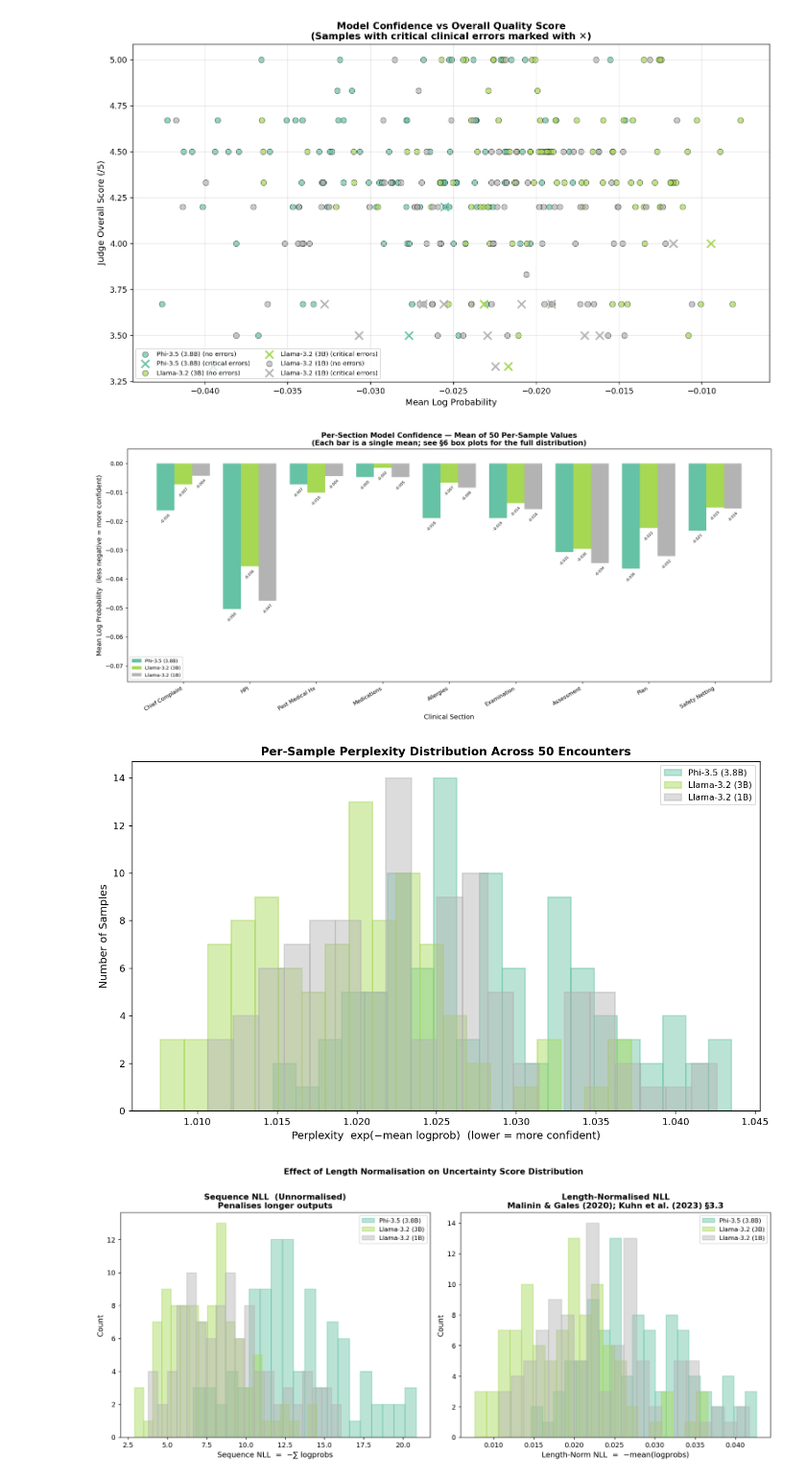
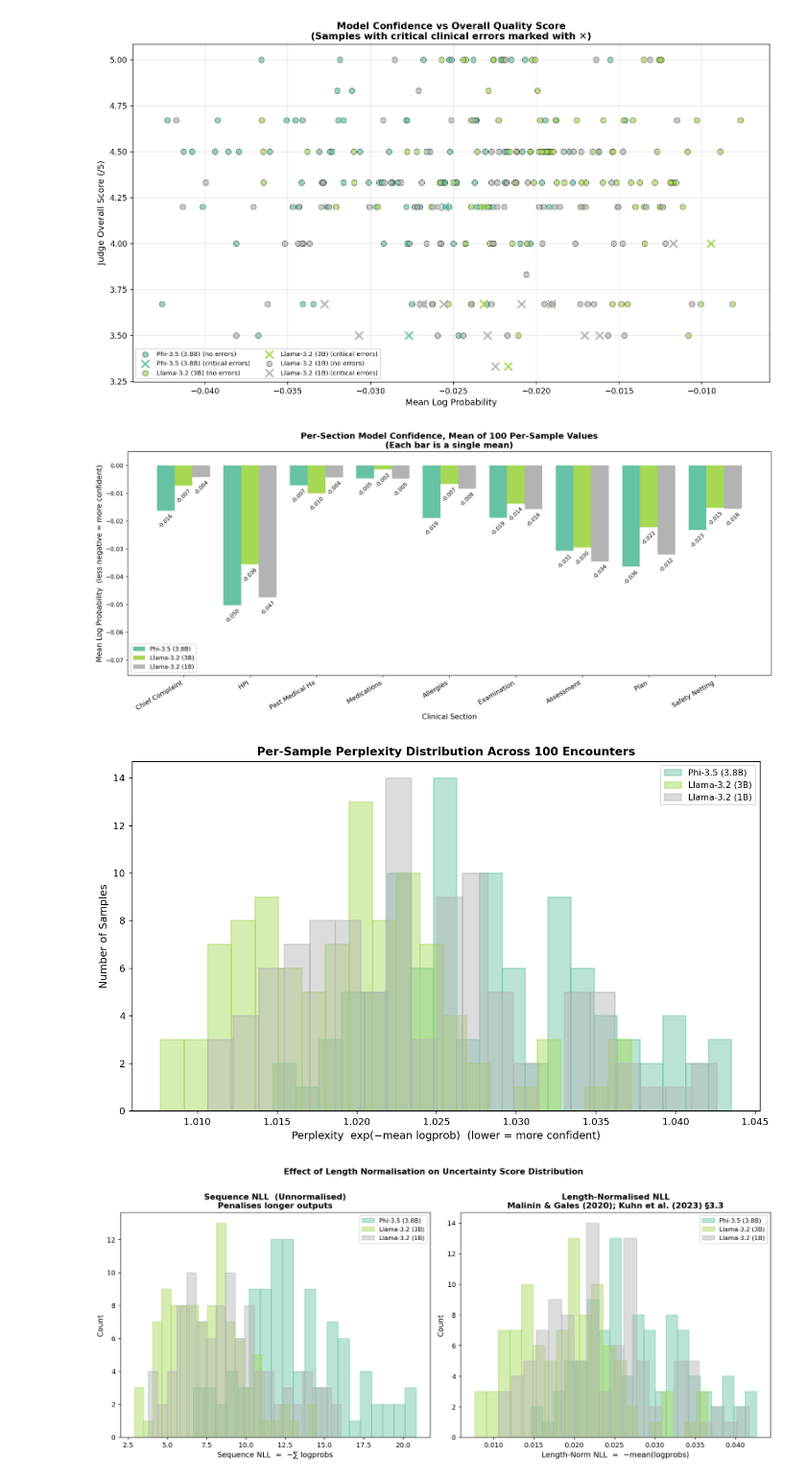
Before and after one commit to Alirezaprogramerrd99/Ambient_Scribing_with_Synthetic_Data_Generator, a Jupyter notebook: notebooks/logprobs_uq_analysis.ipynb, the cells around one changed output. Shown at 96% size. Saved outputs shown, nothing was run; the diff lists cells and outputs as text; code cells hidden in the pictures.

```diff
--- a/notebooks/logprobs_uq_analysis.ipynb
+++ b/notebooks/logprobs_uq_analysis.ipynb
@@ -43,7 +43,9 @@ plt.rcParams.update({
 })
 
 #  File paths
-BASE_DIR = Path("d:/ambient-scribe")
+
+# BASE_DIR = Path("d:/ambient-scribe")
+BASE_DIR = Path("D:/Projects/MSc/ambient_scribe_teacher")
 
 # Helper function to find the latest evaluation JSON in a given subdirectory
 def latest_eval(subdir: str) -> Path:
@@ -63,17 +65,15 @@ FOLDER_NAMES = ["final_eval_phi_main", "final_eval_llama3b_main", "final_eval_ll
 EVAL_JSON_PATHS = [latest_eval(folder) for folder in FOLDER_NAMES]
 
 
-LABELS      = ["Phi-3.5 (3.8B)", "Llama-3.2 (3B)", "Llama-3.2 (1B)"]
-CONFIGS     = ["ft_rag", "ft_only"]
+LABELS  = ["Phi-3.5 (3.8B)", "Llama-3.2 (3B)", "Llama-3.2 (1B)"]
+CONFIGS = ["ft_rag", "ft_only"]
 
 CONFIG_NAME = CONFIGS[0]  # choose which config to analyze 0 -> ft_rag, 1 -> ft_only
 LOW_CONF_THRESHOLD = -2.0   # token logprob < -2.0 → model assigned <13.5% prob
 
 
-
 OUTPUT_DIR = BASE_DIR / "notebooks" / "logprobs_analysis_output"
 OUTPUT_DIR.mkdir(parents=True, exist_ok=True)
-
 
 #  Colour palette (Set2 – same as my source script)
 COLORS = plt.cm.Set2(np.linspace(0, 1, 3))
@@ -802,54 +1105,65 @@ plt.show()
 # %% [output]
 [figure]
 # %%
-# ── Plot 3: Per-section confidence bar chart (mean across 50 samples) ─────────
+#  Plot 3: Per-section confidence bar chart (mean across 50 samples)
 section_keys  = [k for k, _ in CLINICAL_SECTIONS]
 section_names = [n for _, n in CLINICAL_SECTIONS]
+
+
 n_models = len(LABELS)
 w = 0.8 / n_models
 
+
+# We create a bar chart where the x-axis has the clinical sections and the y-axis shows the mean log probability (confidence) for each section, averaged across 100 samples. Each model is represented by a different color, and we annotate the bars with their mean logprob values for clarity. We also set the y-axis limits to focus on the range of log probabilities observed in the sections.
 fig, ax = plt.subplots(figsize=(16, 7))
 x = np.arange(len(section_keys))
 all_sec_vals = []
 for i, label in enumerate(LABELS):
+
     sec  = all_results[label]["section_summary"]
     vals = [sec.get(k, {}).get("mean_logprob", 0) for k in section_keys]
     all_sec_vals.extend([v for v in vals if v != 0])
+
     bars = ax.bar(x + i * w, vals, w, label=label, color=COLORS[i])
     for bar, val in zip(bars, vals):
         if val != 0:
             ax.text(bar.get_x() + bar.get_width() / 2, val - 0.001,
-                    f"{val:.3f}", ha="center", va="top", fontsize=6, rotation=45)
+                    f"{val:.3f}", ha="center", va="top", fontsize=9, rotation=45)
+
 
 ax.set_xticks(x + w * (n_models - 1) / 2)
-ax.set_xticklabels(section_names, rotation=30, ha="right", fontsize=9)
-ax.set_xlabel("Clinical Section")
-ax.set_ylabel("Mean Log Probability  (less negative = more confident)")
-ax.set_title("Per-Section Model Confidence — Mean of 50 Per-Sample Values\n"
-             "(Each bar is a single mean; see §6 box plots for the full distribution)",
-             fontweight="bold")
-ax.legend(fontsize=8)
+ax.set_xticklabels(section_names, rotation=30, ha="right", fontsize=11)
+ax.set_xlabel("Clinical Section", fontsize=12)
+ax.set_ylabel("Mean Log Probability  (less negative = more confident)", fontsize=12)
+ax.set_title("Per-Section Model Confidence, Mean of 100 Per-Sample Values\n"
+             "(Each bar is a single mean)",
+             fontweight="bold", fontsize=14)
+
+
+ax.legend(fontsize=10)
 if all_sec_vals:
     ax.set_ylim(min(all_sec_vals) * 1.5, 0.005)
 plt.tight_layout()
 plt.savefig(OUTPUT_DIR / "section_confidence_bar.png", dpi=150, bbox_inches="tight")
 plt.show()
 # %% [output]
-[figure, old version]
+[figure, new version]
 # %%
-# ── Plot 4: Perplexity distribution histograms ────────────────────────────────
+# Plot 4: Perplexity distribution histograms
 fig, ax = plt.subplots(figsize=(10, 6))
 for i, label in enumerate(LABELS):
     perps = [s["perplexity"] for s in all_results[label]["sample_stats"]]
     ax.hist(perps, bins=20, alpha=0.45, color=COLORS[i],
             label=label, edgecolor=COLORS[i], linewidth=1.5)
+
+
 ax.set_xlabel("Perplexity  exp(−mean logprob)  (lower = more confident)")
 ax.set_ylabel("Number of Samples")
-ax.set_title("Per-Sample Perplexity Distribution Across 50 Encounters", fontweight="bold")
+ax.set_title("Per-Sample Perplexity Distribution Across 100 Encounters", fontweight="bold")
 ax.legend(fontsize=9)
 plt.tight_layout()
 plt.savefig(OUTPUT_DIR / "perplexity_distribution.png", dpi=150, bbox_inches="tight")
 plt.show()
 # %% [output]
-[figure, old version]
+[figure, new version]
 # %%
```
Also changed, not shown: parts of 33 cells of this notebook, 3 other files.
